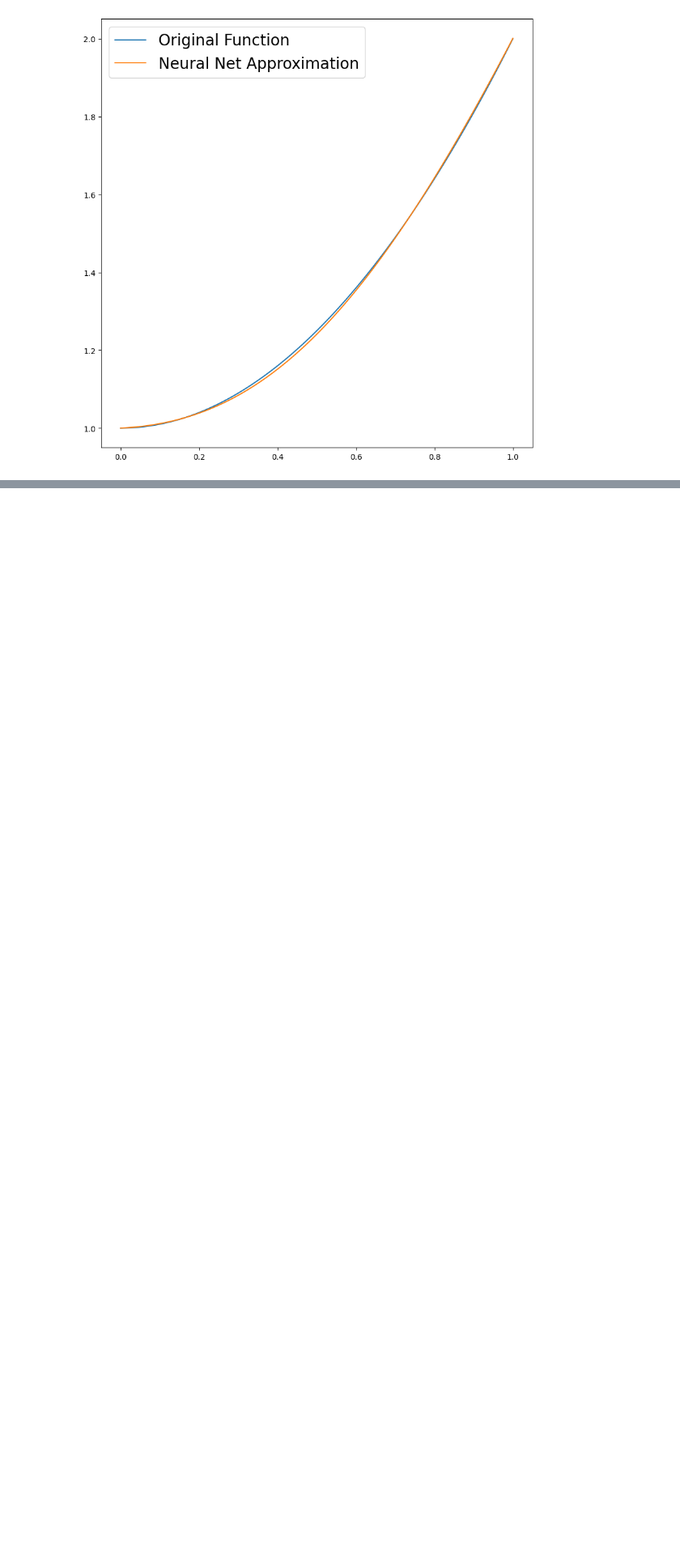
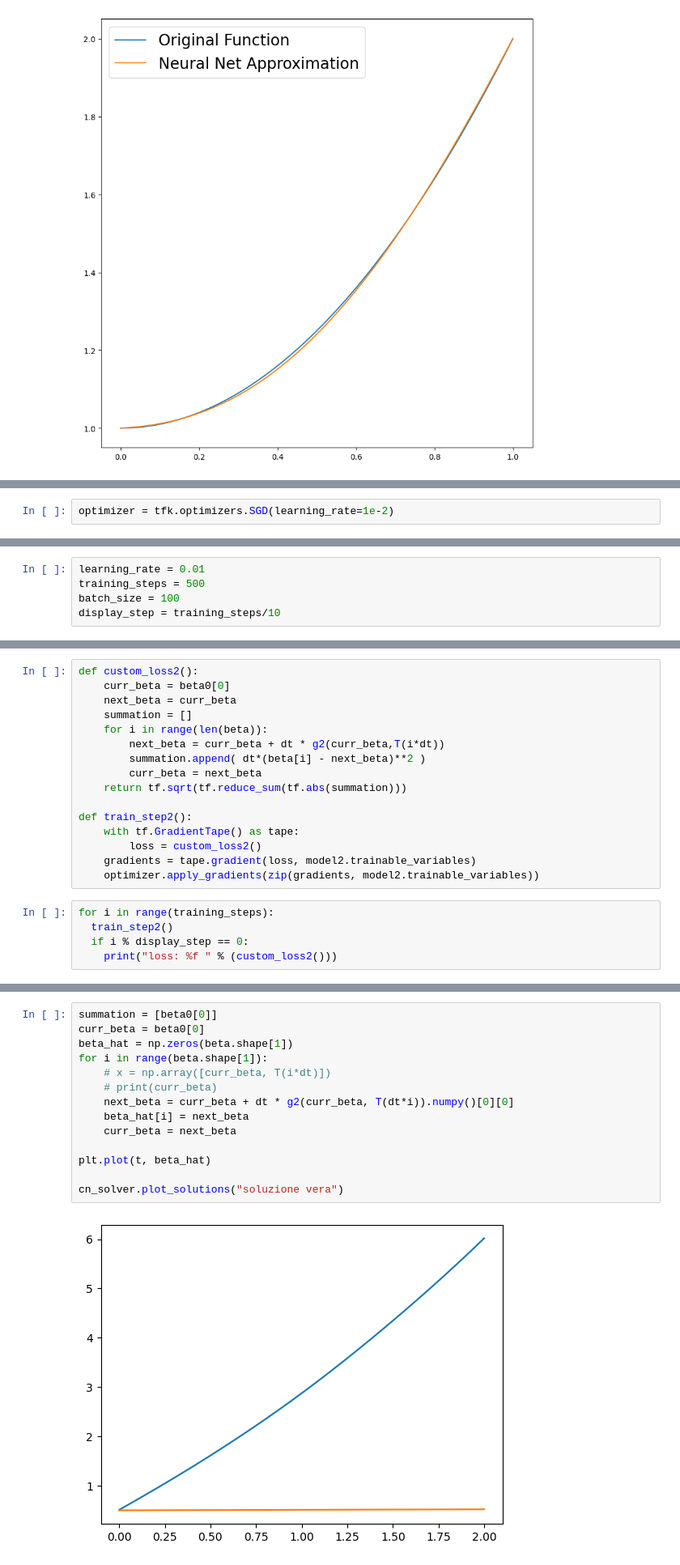
Before and after one commit to adrianoracano/Prog-NAPDE, a Jupyter notebook: prova_cn.ipynb, the cells around one changed output, grey strips where cells are left out. Shown: that part at 81% size. Saved outputs shown, nothing was run; the diff lists cells and outputs as text; blank space fills up the shorter version.

```diff
--- a/prova_cn.ipynb
+++ b/prova_cn.ipynb
@@ -160 +258,3 @@ model.compile(loss=loss, optimizer=optimizer)
+# %%
+optimizer = tfk.optimizers.SGD(learning_rate=1e-2)
 # %%
@@ -307,0 +264,5 @@ ValueError: ignored
+# %%
+learning_rate = 0.01
+training_steps = 500
+batch_size = 100
+display_step = training_steps/10
@@ -307,0 +297,21 @@ ValueError: ignored
+# %%
+def custom_loss2():
+    curr_beta = beta0[0]
+    next_beta = curr_beta
+    summation = []
+    for i in range(len(beta)):
+        next_beta = curr_beta + dt * g2(curr_beta,T(i*dt))
+        summation.append( dt*(beta[i] - next_beta)**2 )
+        curr_beta = next_beta
+    return tf.sqrt(tf.reduce_sum(tf.abs(summation)))
+
+def train_step2():
+    with tf.GradientTape() as tape:
+        loss = custom_loss2()
+    gradients = tape.gradient(loss, model2.trainable_variables)
+    optimizer.apply_gradients(zip(gradients, model2.trainable_variables))
+# %%
+for i in range(training_steps):
+  train_step2()
+  if i % display_step == 0:
+    print("loss: %f " % (custom_loss2()))
@@ -307,0 +329,16 @@ ValueError: ignored
+# %%
+summation = [beta0[0]]
+curr_beta = beta0[0]
+beta_hat = np.zeros(beta.shape[1])
+for i in range(beta.shape[1]):
+    # x = np.array([curr_beta, T(i*dt)])
+    # print(curr_beta)
+    next_beta = curr_beta + dt * g2(curr_beta, T(dt*i)).numpy()[0][0]
+    beta_hat[i] = next_beta
+    curr_beta = next_beta
+
+plt.plot(t, beta_hat)
+
+cn_solver.plot_solutions("soluzione vera")
+# %% [output]
+[figure, added]
```
Also changed, not shown: parts of 20 cells of this notebook.
